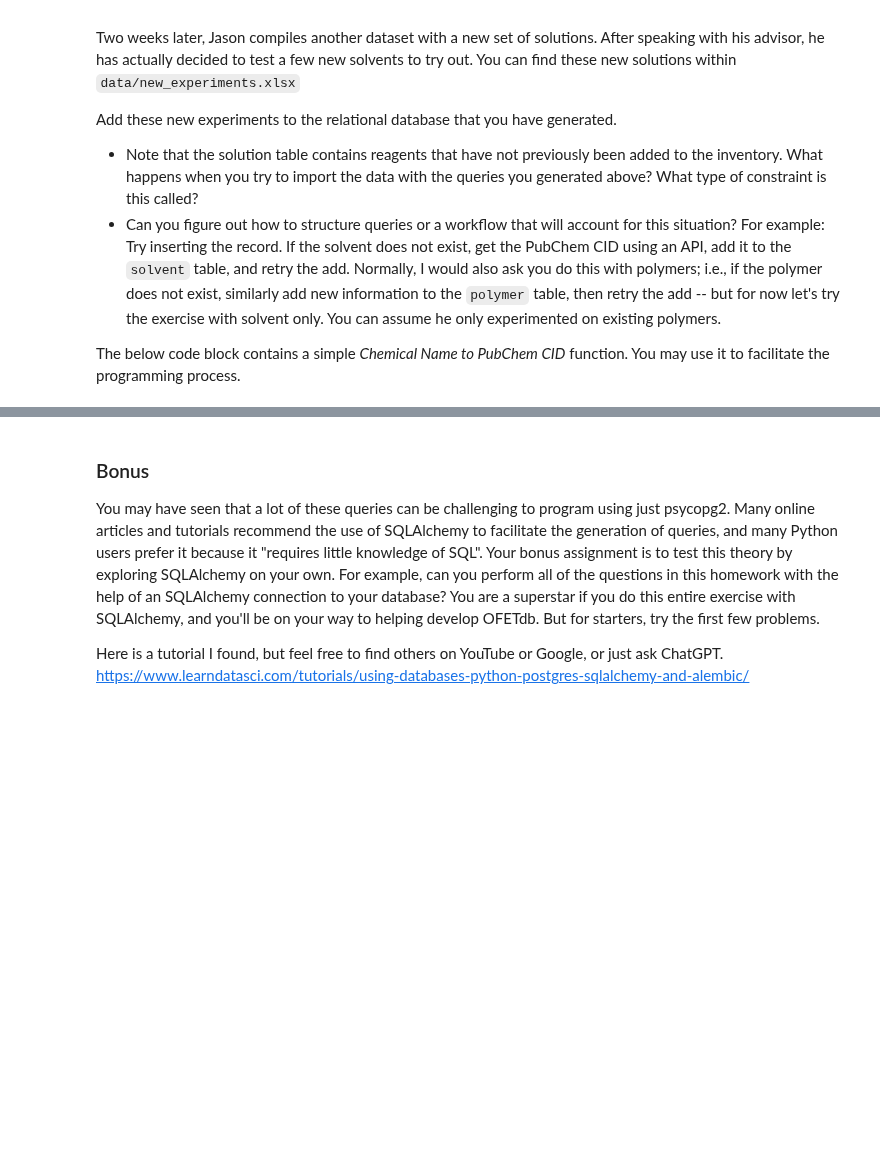
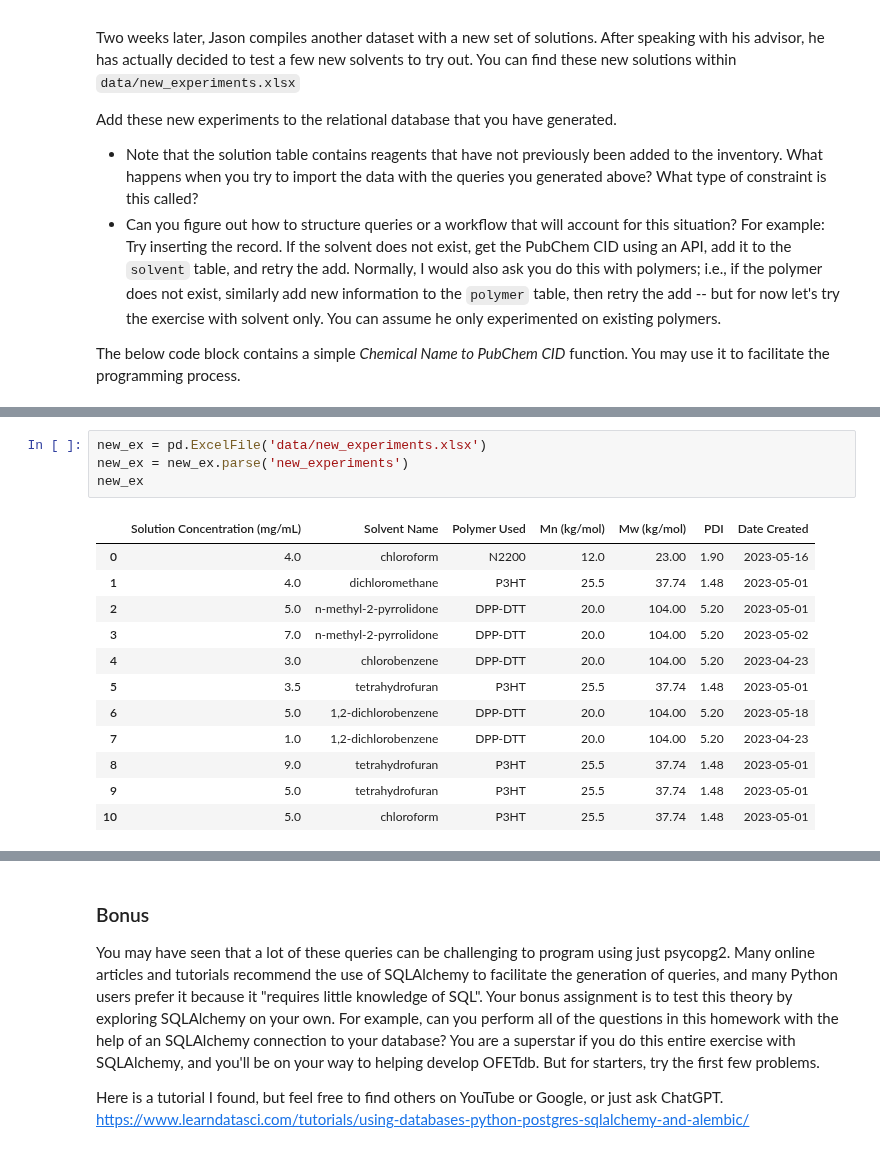
Before and after one commit to aaronliu64/ofet-db, a Jupyter notebook: pgpractice/Data Inserts/homework1/HW1 - ML2.ipynb, the cells around one changed output, grey strips where cells are left out. Saved outputs shown, nothing was run; the diff lists cells and outputs as text; blank space fills up the shorter version.

```diff
--- a/pgpractice/Data Inserts/homework1/HW1 - ML2.ipynb
+++ b/pgpractice/Data Inserts/homework1/HW1 - ML2.ipynb
@@ -334,0 +357,17 @@ name2cid('chloroform')
+# %%
+new_ex = pd.ExcelFile('data/new_experiments.xlsx')
+new_ex = new_ex.parse('new_experiments')
+new_ex
+# %% [output]
+|  | Solution Concentration (mg/mL) | Solvent Name | Polymer Used | Mn (kg/mol) | Mw (kg/mol) | PDI | Date Created |
+| 0 | 4.0 | chloroform | N2200 | 12.0 | 23.00 | 1.90 | 2023-05-16 |
+| 1 | 4.0 | dichloromethane | P3HT | 25.5 | 37.74 | 1.48 | 2023-05-01 |
+| 2 | 5.0 | n-methyl-2-pyrrolidone | DPP-DTT | 20.0 | 104.00 | 5.20 | 2023-05-01 |
+| 3 | 7.0 | n-methyl-2-pyrrolidone | DPP-DTT | 20.0 | 104.00 | 5.20 | 2023-05-02 |
+| 4 | 3.0 | chlorobenzene | DPP-DTT | 20.0 | 104.00 | 5.20 | 2023-04-23 |
+| 5 | 3.5 | tetrahydrofuran | P3HT | 25.5 | 37.74 | 1.48 | 2023-05-01 |
+| 6 | 5.0 | 1,2-dichlorobenzene | DPP-DTT | 20.0 | 104.00 | 5.20 | 2023-05-18 |
+| 7 | 1.0 | 1,2-dichlorobenzene | DPP-DTT | 20.0 | 104.00 | 5.20 | 2023-04-23 |
+| 8 | 9.0 | tetrahydrofuran | P3HT | 25.5 | 37.74 | 1.48 | 2023-05-01 |
+| 9 | 5.0 | tetrahydrofuran | P3HT | 25.5 | 37.74 | 1.48 | 2023-05-01 |
+| 10 | 5.0 | chloroform | P3HT | 25.5 | 37.74 | 1.48 | 2023-05-01 |
```
Also changed, not shown: parts of 5 cells of this notebook.
